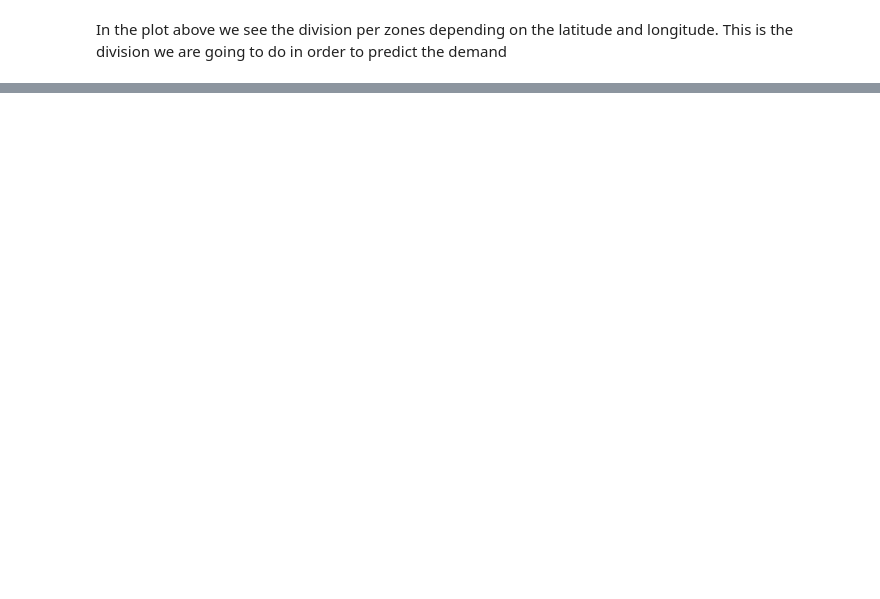
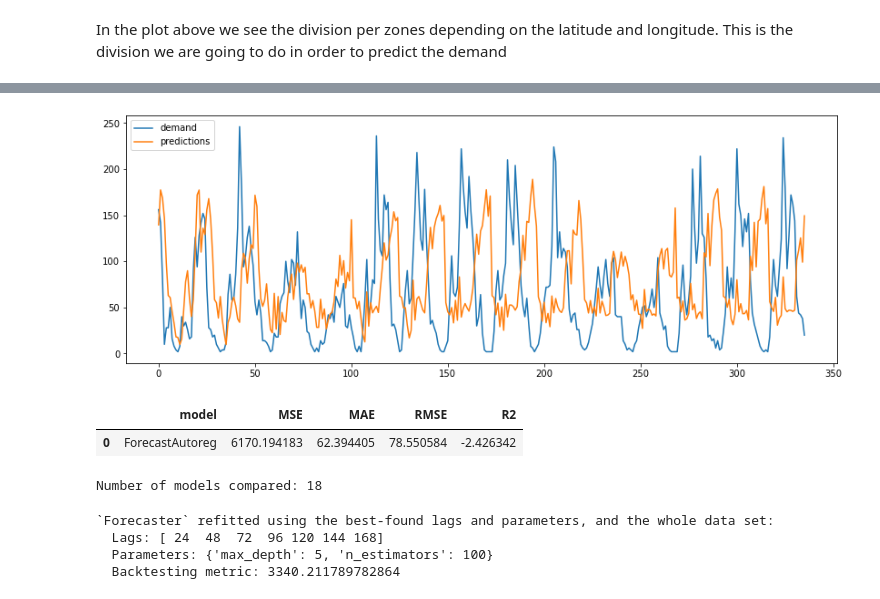
Before and after one commit to paulamartinm/bicimad_prevision_tfm, a Jupyter notebook: Notebooks/4. Models demand per zones.ipynb, the cells around one changed output, grey strips where cells are left out. Drawn from its saved outputs; the diff is of its cells as text; code cells hidden in the pictures; blank space fills up the shorter version.

```diff
--- a/Notebooks/4. Models demand per zones.ipynb
+++ b/Notebooks/4. Models demand per zones.ipynb
@@ -139,0 +410,9 @@ In the plot above we see the division per zones depending on the latitude and lo
+# %%
+steps = 24*14 # 14 days
+train = rides_per_zone_1[:-steps]
+test = rides_per_zone_1[-steps:]
+
+fig, ax = plt.subplots(figsize=(15, 4))
+train['rides'].plot(ax=ax, label='train')
+test['rides'].plot(ax=ax, label='test')
+ax.legend();
@@ -139,0 +435,5 @@ In the plot above we see the division per zones depending on the latitude and lo
+# %%
+forecaster = ForecasterAutoreg(regressor = RandomForestRegressor(random_state=123),
+                              lags = [24,24*2,24*3,24*4,24*5,24*6,24*7])
+forecaster.fit(y=train['rides'])
+forecaster
@@ -139,0 +457,6 @@ In the plot above we see the division per zones depending on the latitude and lo
+# %%
+steps = 14*24 #Predictions for the next 14 days
+predictions = forecaster.predict(steps = steps)
+predictions = predictions.reset_index()
+predictions = predictions['pred']
+predictions
@@ -139,0 +476,5 @@ In the plot above we see the division per zones depending on the latitude and lo
+# %%
+demand = test['rides']
+demand = demand.reset_index()
+demand = demand['rides']
+demand
@@ -139,0 +494,50 @@ In the plot above we see the division per zones depending on the latitude and lo
+# %%
+#Plot of demand and predictions
+fig, ax = plt.subplots(figsize=(14, 5))
+
+plt.plot(demand, label='demand')
+plt.plot(predictions, label = 'predictions')
+ax.legend()
+plt.show()
+# %% [output]
+[figure, added]
+# %%
+#Metrics for the model
+mse, mae, rmse, r2 = calculate_metrics(predictions, demand)
+evaluation_model_1 = evaluation_model_1.append({'model':'ForecastAutoreg', 'MSE': mse, 'MAE': mae, 'RMSE': rmse,  'R2':r2},
+                                             ignore_index=True)
+evaluation_model_1
+# %% [output]
+|  | model | MSE | MAE | RMSE | R2 |
+| 0 | ForecastAutoreg | 6170.194183 | 62.394405 | 78.550584 | -2.426342 |
+# %%
+#Looking for the best hyperparameters: grid search
+
+steps = 14*24
+forecaster = ForecasterAutoreg(regressor = RandomForestRegressor(random_state=123),
+                              lags = [24*7])
+#Number of lags used as predictors
+lags_grid = [[24,24*2,24*3,24*4,24*5,24*6,24*7], [24,24*7], [24*7]]
+
+#Regressor hyperparameters
+param_grid = {'n_estimators':[100,500],
+             'max_depth': [3,5,10]}
+
+#Grid search
+grid_seach = grid_search_forecaster(forecaster = forecaster,
+                                   y = train['rides'],
+                                   param_grid = param_grid,
+                                   lags_grid = lags_grid,
+                                   steps = steps,
+                                   refit = True,
+                                   metric = 'mean_squared_error',
+                                   initial_train_size = int(len(train)*0.25),
+                                    fixed_train_size=False,
+                                    return_best=True,
+                                    verbose=False)
+# %% [output]
+Number of models compared: 18
+`Forecaster` refitted using the best-found lags and parameters, and the whole data set:
+  Lags: [ 24  48  72  96 120 144 168]
+  Parameters: {'max_depth': 5, 'n_estimators': 100}
+  Backtesting metric: 3340.211789782864
```
Also changed, not shown: parts of 81 cells of this notebook.
